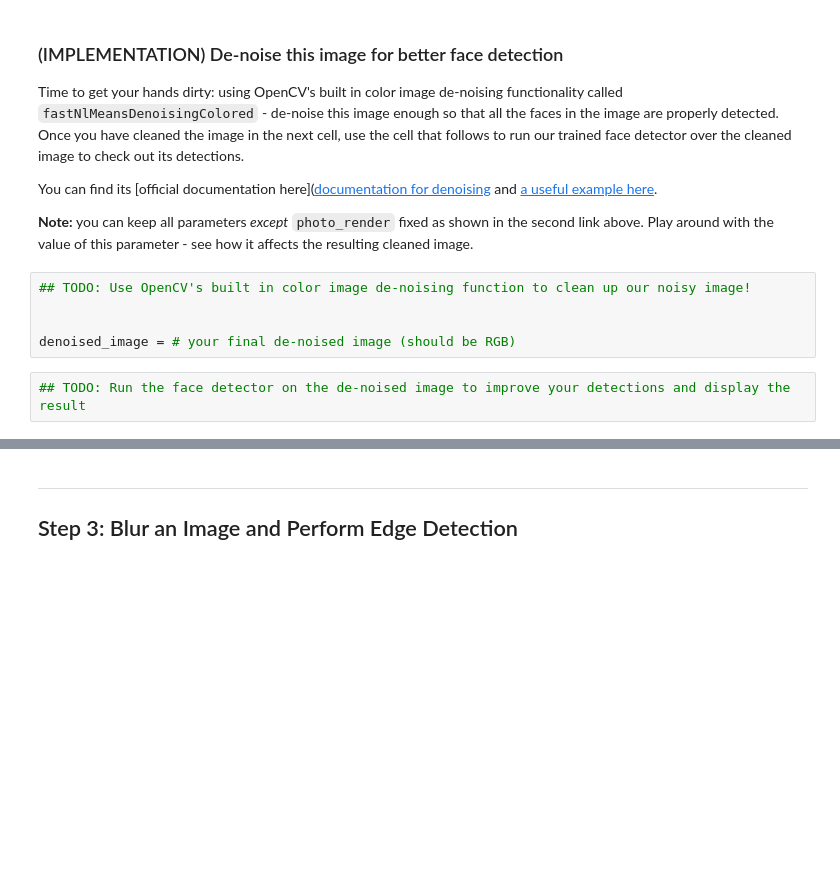
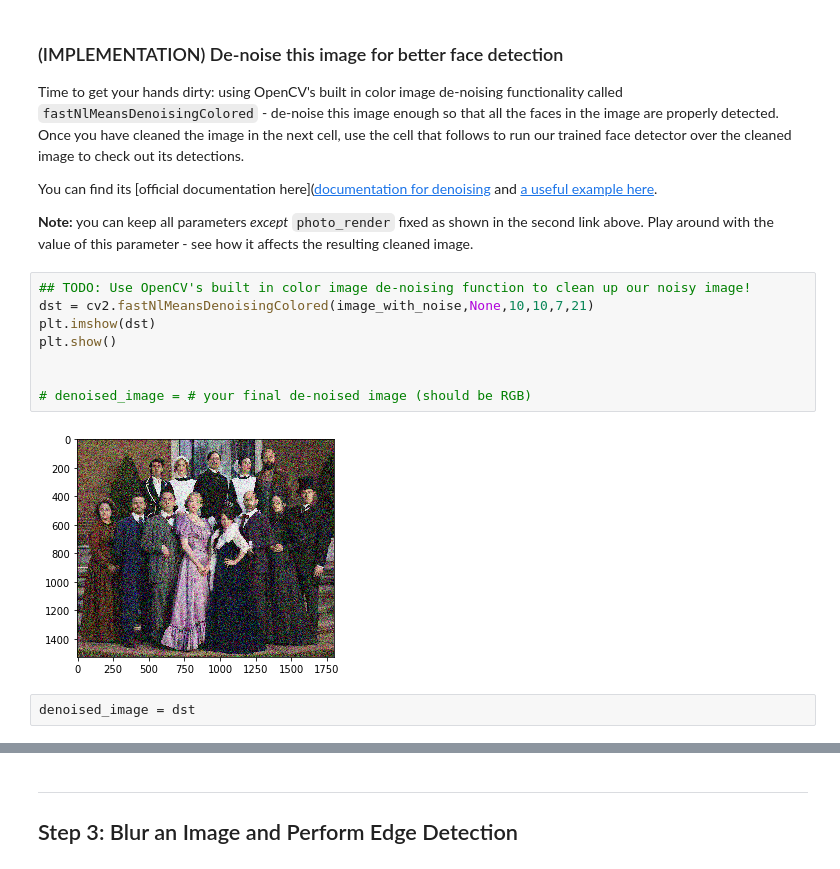
Before and after one commit to stubz/ai_nanodegree, a Jupyter notebook: AIND-CV-FacialKeypoints/CV_project.ipynb, the cells around one changed output, grey strips where cells are left out. Drawn from its saved outputs; the diff is of its cells as text; blank space fills up the shorter version.

```diff
--- a/AIND-CV-FacialKeypoints/CV_project.ipynb
+++ b/AIND-CV-FacialKeypoints/CV_project.ipynb
@@ -426,8 +433,13 @@ You can find its [official documentation here]([documentation for denoising](htt
 **Note:** you can keep all parameters *except* `photo_render` fixed as shown in the second link above.  Play around with the value of this parameter - see how it affects the resulting cleaned image.
 # %%
 ## TODO: Use OpenCV's built in color image de-noising function to clean up our noisy image!
+dst = cv2.fastNlMeansDenoisingColored(image_with_noise,None,10,10,7,21)
+plt.imshow(dst)
+plt.show()
 
 
-denoised_image = # your final de-noised image (should be RGB)
+# denoised_image = # your final de-noised image (should be RGB)
+# %% [output]
+[figure, added]
-# %%
-## TODO: Run the face detector on the de-noised image to improve your detections and display the result
+# %%
+denoised_image = dst
```
Also changed, not shown: parts of 4 cells of this notebook.
